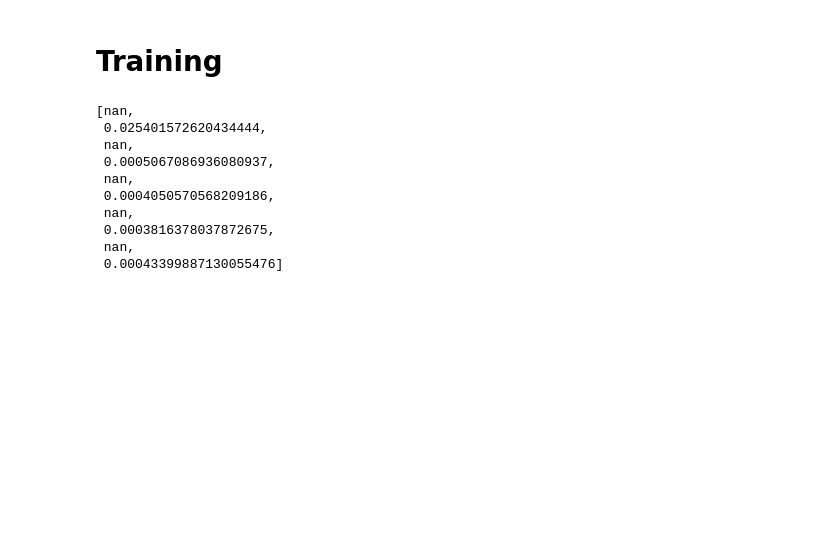
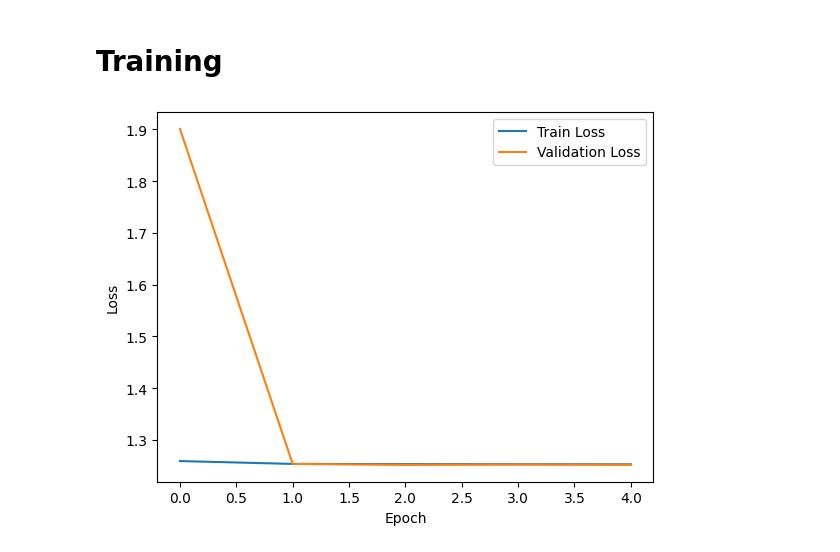
Before and after one commit to nklbskv/Autoregressive_Generator, a Jupyter notebook: AR_Toy_poisson_v2.ipynb, the cells around one changed output. Drawn from its saved outputs; the diff is of its cells as text; code cells hidden in the pictures; blank space fills up the shorter version.

Commit message:
Sequence Inference added

```diff
--- a/AR_Toy_poisson_v2.ipynb
+++ b/AR_Toy_poisson_v2.ipynb
@@ -48,8 +48,7 @@ def generate_poisson_string(values):
 def generate_dataset(N):
     sequences = [generate_poisson_string(values) for _ in range(N)]
     max_len = max(len(seq) for seq in sequences)
-    padded_sequences = np.array([
-    np.pad(seq, (0, max_len - len(seq)), mode='constant', constant_values=0) for seq in sequences])
+    padded_sequences = np.array([np.pad(seq, (0, max_len - len(seq)), mode='constant', constant_values=0) for seq in sequences])
     return padded_sequences
 
 data = generate_dataset(1000000)
@@ -107,7 +106,7 @@ val_size = len(dataset) - train_size
 train_dataset, val_dataset = torch.utils.data.random_split(dataset, [train_size, val_size])
 
 train_loader = DataLoader(train_dataset, batch_size=batch_size, drop_last=True, shuffle=True)
-val_loader = DataLoader(val_dataset, batch_size=batch_size, drop_last=False, shuffle=False)
+val_loader = DataLoader(val_dataset, batch_size=batch_size, drop_last=True, shuffle=False)
 # %% [markdown]
 # Model
 # %%
@@ -121,15 +120,15 @@ class CausalTransformer(nn.Module):
                                                     dim_feedforward=d_ff,
                                                     dropout=dropout,
                                                     batch_first=True,
-                                                    activation='gelu').to(device)
-        self.transformer = nn.TransformerEncoder(encoder_layer, num_layers=n_layer, enable_nested_tensor=False).to(device)
+                                                    activation='relu')
+        self.transformer = nn.TransformerEncoder(encoder_layer, num_layers=n_layer, enable_nested_tensor=False)
         self.ff = nn.Linear(d_model, vocab_size)
         self.ln = nn.LayerNorm(d_model)
 
     def forward(self, x, targets=None):
         B, T = x.size() #Batch, num sequences/time
         h = self.token_emb(x) + self.pos_emb[:, :T, :]
-        causal_mask = torch.tril(torch.ones(T, T)).to(x.device).bool()
+        causal_mask = torch.triu(torch.ones(T, T, device=x.device), diagonal=1).bool()
         key_padding_mask = (x == PAD_ID)
         h = self.transformer(h, mask=causal_mask, src_key_padding_mask=key_padding_mask)
         h = self.ln(h)
@@ -159,9 +158,10 @@ def estimate_loss(model, train_loader, val_loader, eval_iters=500):
         for i, (xb, yb) in enumerate(loader):
             if eval_iters is not None and i >= eval_iters:
                 break
-            xb, yb = xb.to(device), yb.to(device)
-            _, loss = model(xb, yb)
-            losses.append(loss.item())
+            else:
+                xb, yb = xb.to(device), yb.to(device)
+                _, loss = model(xb, yb)
+                losses.append(loss.item())
         out[split] = sum(losses) / len(losses) if losses else float('inf')
     model.train()
     return out
@@ -178,7 +178,6 @@ def train_model(model, train_loader, val_loader, epochs, eval_iters=50, lr=1e-3)
     for epoch in tqdm(range(epochs)):
         metrics = estimate_loss(model, train_loader, val_loader, eval_iters=eval_iters)
         val_losses.append(metrics['val'])
-        train_losses.append(metrics['train'])
 
         if epoch == epochs: break
 
@@ -198,17 +197,13 @@ def train_model(model, train_loader, val_loader, epochs, eval_iters=50, lr=1e-3)
     return train_losses, val_losses
 # %%
 trained_model = train_model(model, train_loader, val_loader, epochs=5, eval_iters=eval_iters, lr=1e-3)
-# %%
-train_losses, val_losses = trained_model
-train_losses
-# %% [output]
-[nan,
- 0.025401572620434444,
- nan,
- 0.0005067086936080937,
- nan,
- 0.0004050570568209186,
- nan,
- 0.0003816378037872675,
- nan,
- 0.00043399887130055476]
+# %%
+train_losses, val_losses = trained_model
+plt.plot(train_losses, label='Train Loss')
+plt.plot(val_losses, label='Validation Loss')
+plt.xlabel('Epoch')
+plt.ylabel('Loss')
+plt.legend()
+plt.show()
+# %% [output]
+[figure, added]
```
Also changed, not shown: parts of 1 cell of this notebook, 4 other files.
